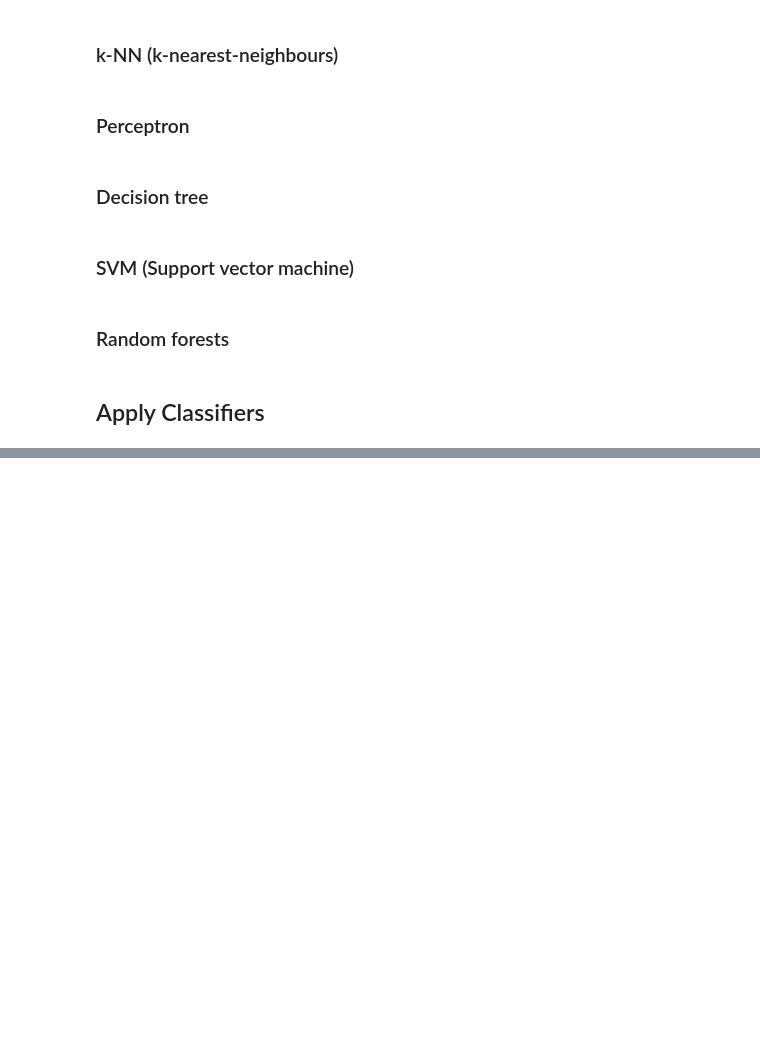
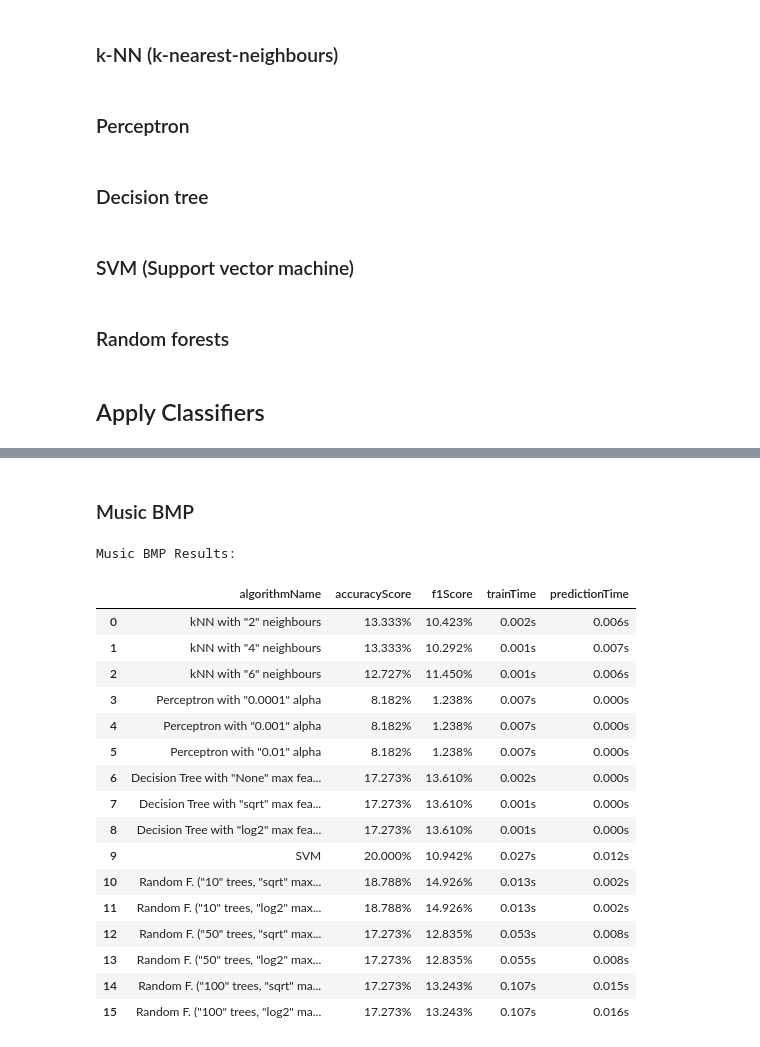
Before and after one commit to FlorianMold/fh-machine-learning, a Jupyter notebook: ex2/exercise.ipynb, the cells around one changed output, grey strips where cells are left out. Drawn from its saved outputs; the diff is of its cells as text; code cells hidden in the pictures; blank space fills up the shorter version.

```diff
--- a/ex2/exercise.ipynb
+++ b/ex2/exercise.ipynb
@@ -412,0 +827,26 @@ TypeError: kNearestNeighbours() missing 6 required positional arguments: 'datase
+# %% [markdown]
+### Music BMP
+# %%
+print("Music BMP Results:")
+musicBmpDf = pd.DataFrame(musicBmpAggregatedResults,
+                          columns=['algorithmName', 'accuracyScore', 'f1Score', 'trainTime', 'predictionTime'])
+display(musicBmpDf)
+# %% [output]
+Music BMP Results:
+|  | algorithmName | accuracyScore | f1Score | trainTime | predictionTime |
+| 0 | kNN with "2" neighbours | 13.333% | 10.423% | 0.002s | 0.006s |
+| 1 | kNN with "4" neighbours | 13.333% | 10.292% | 0.001s | 0.007s |
+| 2 | kNN with "6" neighbours | 12.727% | 11.450% | 0.001s | 0.006s |
+| 3 | Perceptron with "0.0001" alpha | 8.182% | 1.238% | 0.007s | 0.000s |
+| 4 | Perceptron with "0.001" alpha | 8.182% | 1.238% | 0.007s | 0.000s |
+| 5 | Perceptron with "0.01" alpha | 8.182% | 1.238% | 0.007s | 0.000s |
+| 6 | Decision Tree with "None" max fea... | 17.273% | 13.610% | 0.002s | 0.000s |
+| 7 | Decision Tree with "sqrt" max fea... | 17.273% | 13.610% | 0.001s | 0.000s |
+| 8 | Decision Tree with "log2" max fea... | 17.273% | 13.610% | 0.001s | 0.000s |
+| 9 | SVM | 20.000% | 10.942% | 0.027s | 0.012s |
+| 10 | Random F. ("10" trees, "sqrt" max... | 18.788% | 14.926% | 0.013s | 0.002s |
+| 11 | Random F. ("10" trees, "log2" max... | 18.788% | 14.926% | 0.013s | 0.002s |
+| 12 | Random F. ("50" trees, "sqrt" max... | 17.273% | 12.835% | 0.053s | 0.008s |
+| 13 | Random F. ("50" trees, "log2" max... | 17.273% | 12.835% | 0.055s | 0.008s |
+| 14 | Random F. ("100" trees, "sqrt" ma... | 17.273% | 13.243% | 0.107s | 0.015s |
+| 15 | Random F. ("100" trees, "log2" ma... | 17.273% | 13.243% | 0.107s | 0.016s |
```
Also changed, not shown: parts of 40 cells of this notebook.
